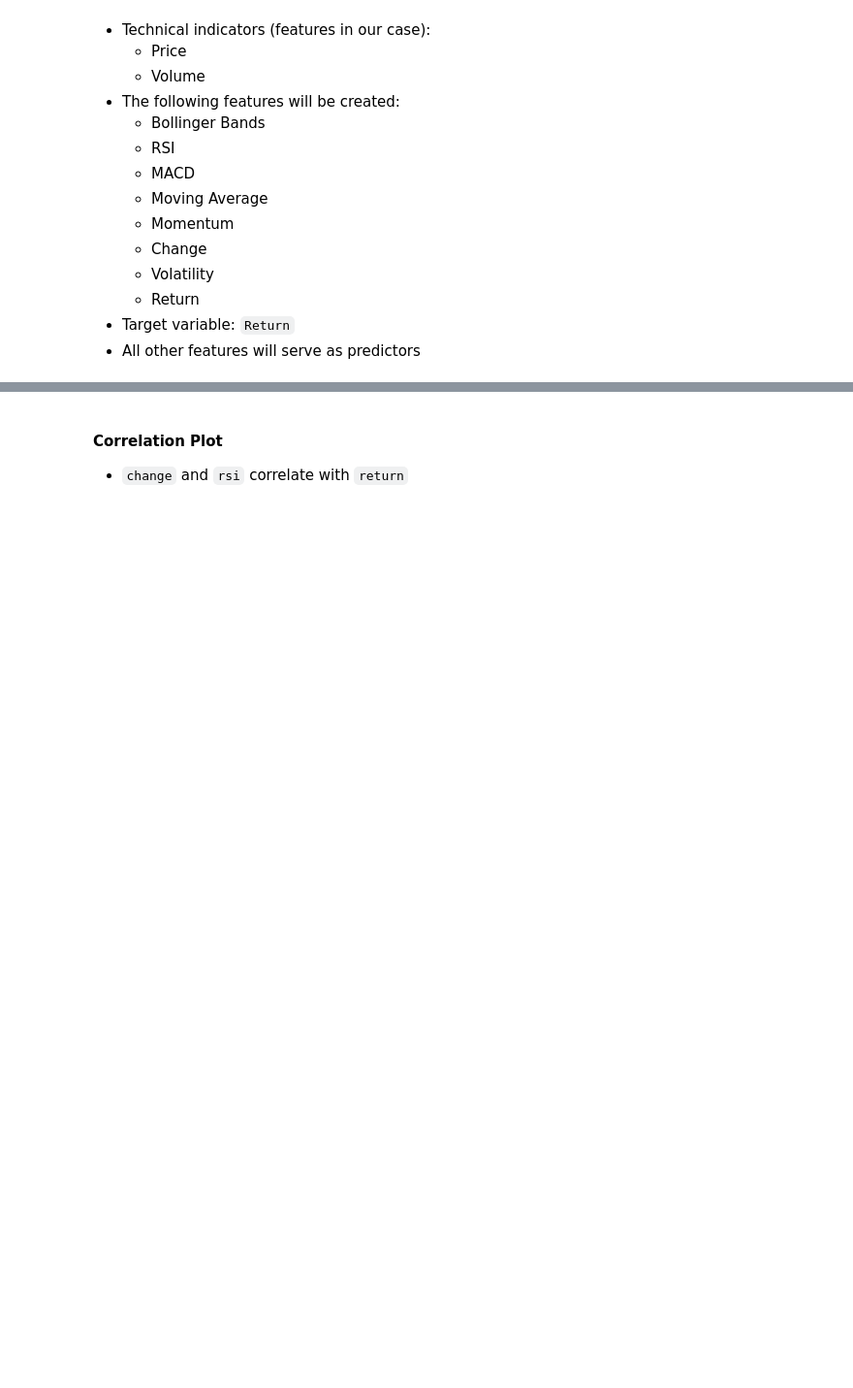
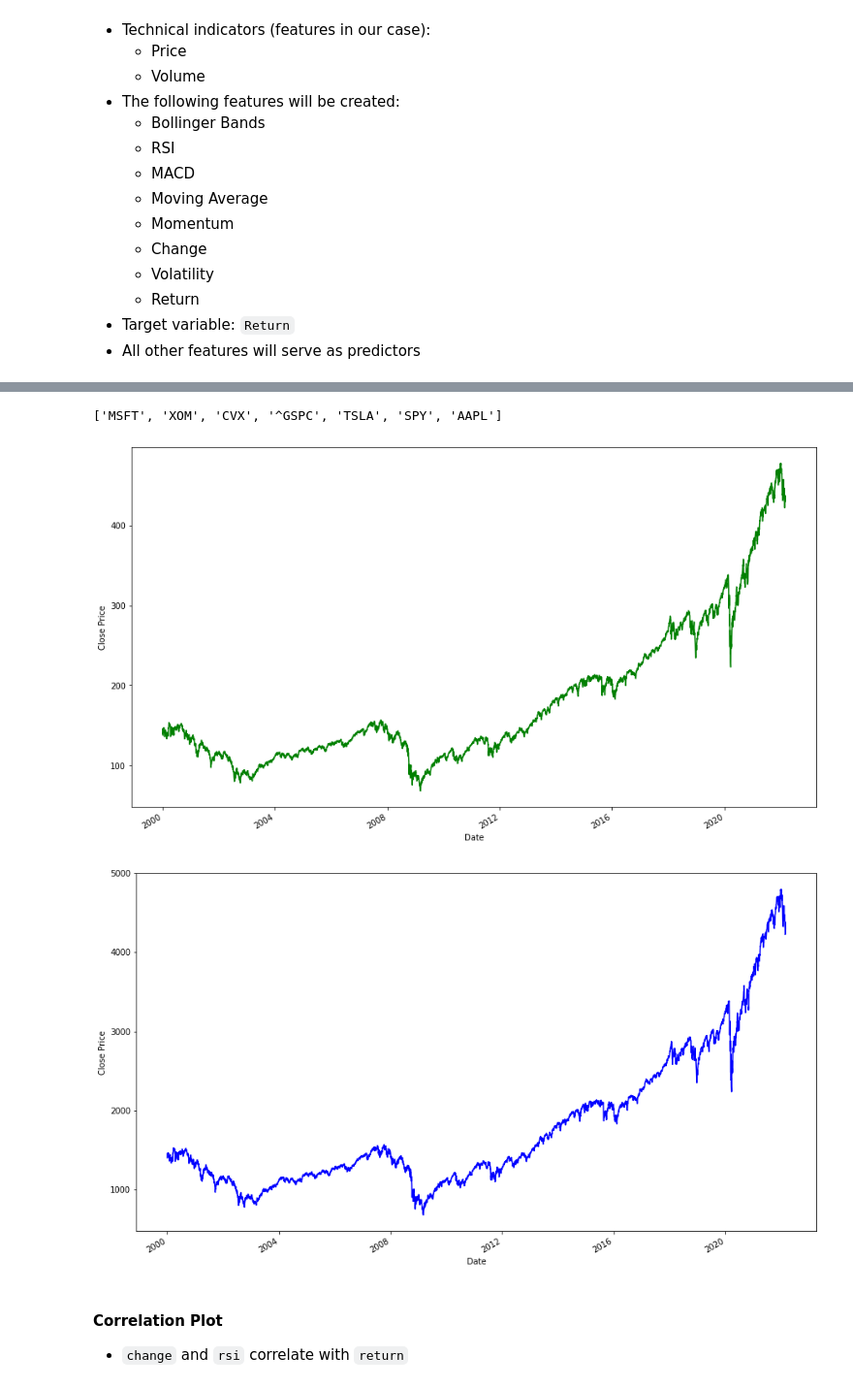
Before and after one commit to ruby-han/Quantitative_Trading_Strategy, a Jupyter notebook: quant_trade_strategy.ipynb, the cells around one changed output, grey strips where cells are left out. Shown at 97% size. Cells and saved outputs as stored; diff of their text form; code cells hidden in the pictures; blank space fills up the shorter version.

```diff
--- a/quant_trade_strategy.ipynb
+++ b/quant_trade_strategy.ipynb
@@ -169,5 +250,29 @@ files
 # %%
 apple_df = stocks['AAPL']
+
+ticker_list = []
+
+for i in files:
+    ticker_name = i.split('.')[0]
+    ticker_list.append(ticker_name)
+ticker_list
+# %% [output]
+['MSFT', 'XOM', 'CVX', '^GSPC', 'TSLA', 'SPY', 'AAPL']
+# %%
+plt.figure(figsize = (15,9))
+stocks['SPY'].Close.plot(c = 'g')
+plt.ylabel('Close Price')
+plt.show()
+
+plt.figure(figsize = (15,9))
+stocks['^GSPC'].Close.plot(c = 'b')
+plt.ylabel('Close Price')
+plt.show()
+
+ticker_list.remove('^GSPC') # GSPC is an index and not tradeable
+# %% [output]
+[figure, added]
+[figure, added]
 # %% [markdown]
 #### Correlation Plot
 - `change` and `rsi` correlate with `return`
```
Also changed, not shown: parts of 59 cells of this notebook, 18 other files.
